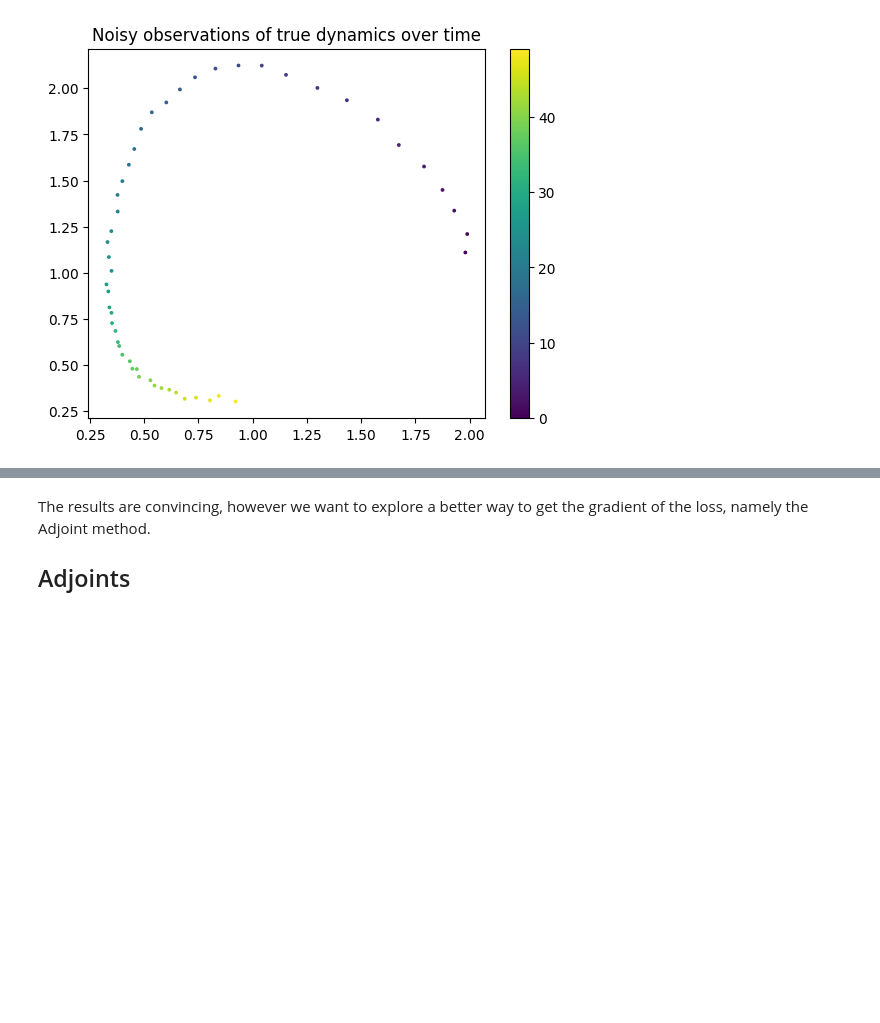
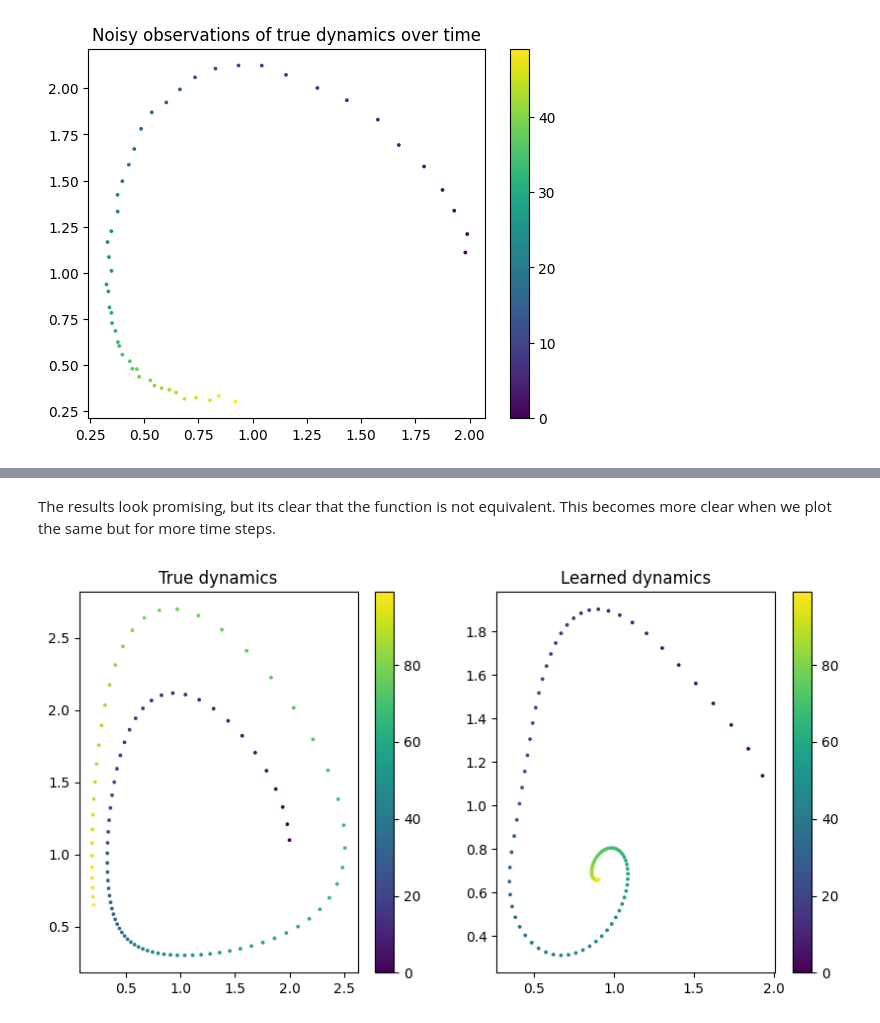
Before and after one commit to andrinr/jax-neural-ode, a Jupyter notebook: tutorial.ipynb, the cells around one changed output, grey strips where cells are left out. Cells and saved outputs as stored; diff of their text form; code cells hidden in the pictures; blank space fills up the shorter version.

Commit message:
start coding adjoint

```diff
--- a/tutorial.ipynb
+++ b/tutorial.ipynb
@@ -148,4 +173,22 @@ plt.show()
-# %% [markdown]
-The results are convincing, however we want to explore a better way to get the gradient of the loss, namely the Adjoint method.
-
-## Adjoints
+# %% [markdown]
+The results look promising, but its clear that the function is not equivalent. This becomes more clear when we plot the same but for more time steps.
+# %%
+n = 100
+
+y = solve(theta, y_0, dt, n)
+y_star = solve_star(y_star_0, dt, n)
+
+# side by side comparison of the true dynamics and the learned dynamics
+plt.figure(figsize=(10, 5))
+plt.subplot(1, 2, 1)
+plt.title("True dynamics")
+plt.scatter(y_star[:, 0], y_star[:, 1], c=jnp.arange(n), s=3)
+plt.colorbar()
+
+plt.subplot(1, 2, 2)
+plt.title("Learned dynamics")
+plt.scatter(y[:, 0], y[:, 1], c=jnp.arange(n), s=3)
+plt.colorbar()
+plt.show()
+# %% [output]
+[figure, added]
```
Also changed, not shown: parts of 8 cells of this notebook.
